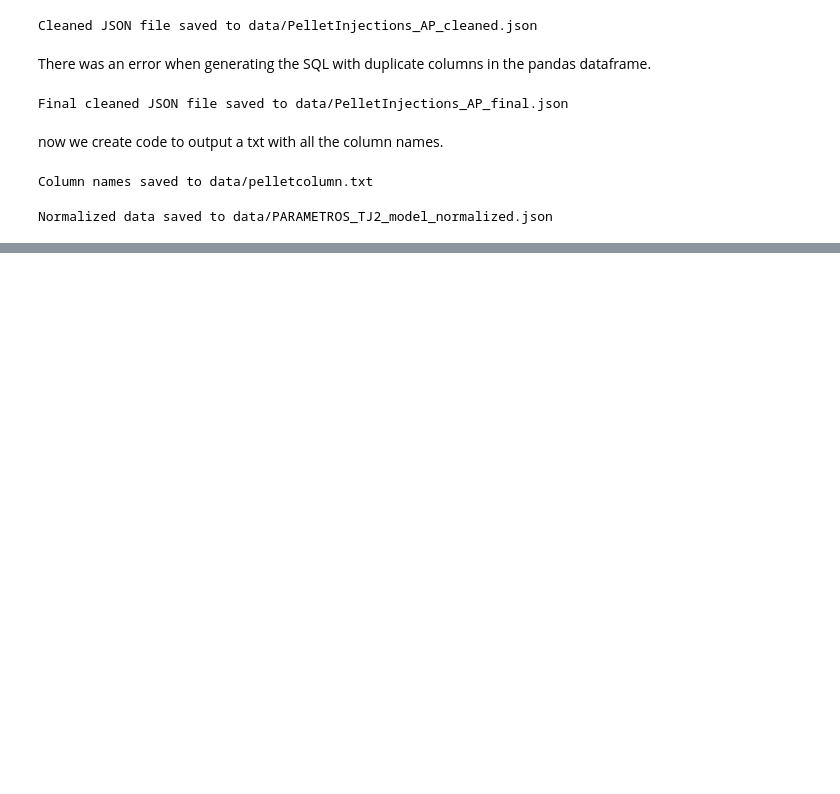
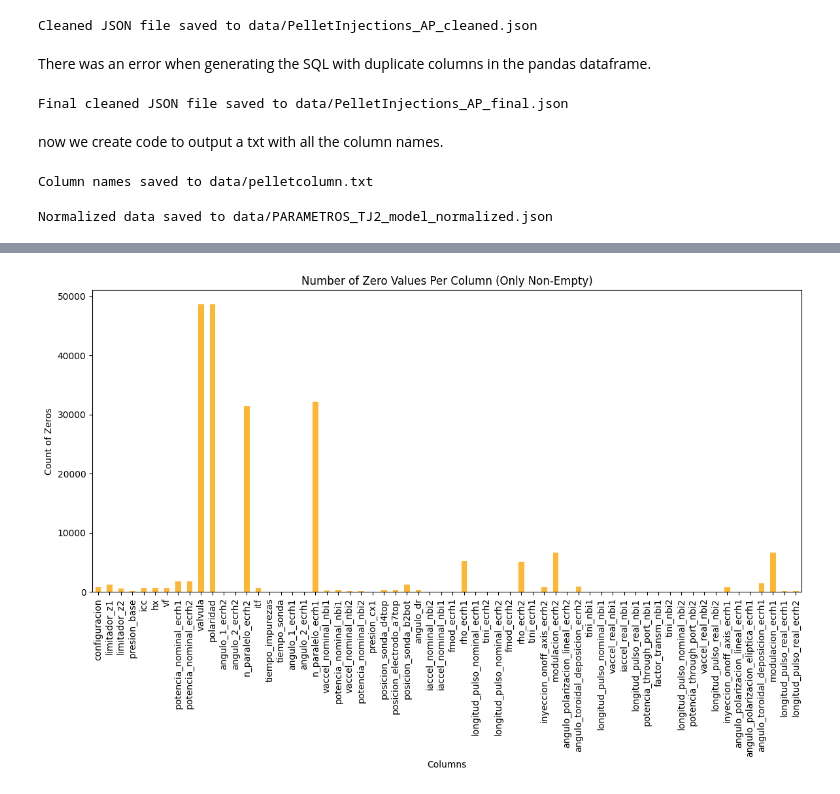
Before and after one commit to smorenolasa1/TJ-II_Chatbot_Backend, a Jupyter notebook: data_preparation.ipynb, the cells around one changed output, grey strips where cells are left out. Cells and saved outputs as stored; diff of their text form; code cells hidden in the pictures; blank space fills up the shorter version.

```diff
--- a/data_preparation.ipynb
+++ b/data_preparation.ipynb
@@ -835,0 +865,20 @@ Normalized data saved to data/PARAMETROS_TJ2_model_normalized.json
+# %%
+### 3. Visualizing Only Columns with Zero Values ###
+zero_values = (df == 0).sum()
+
+# Filter out columns where there are no zero values
+zero_values = zero_values[zero_values > 0]
+
+# Plot only columns that have zero values
+if not zero_values.empty:
+    plt.figure(figsize=(14, 6))
+    zero_values.plot(kind="bar", color="orange", alpha=0.8)
+    plt.title("Number of Zero Values Per Column (Only Non-Empty)")
+    plt.xlabel("Columns")
+    plt.ylabel("Count of Zeros")
+    plt.xticks(rotation=90)
+    plt.show()
+else:
+    print("No columns contain zero values.")
+# %% [output]
+[figure, added]
```
Also changed, not shown: parts of 8 cells of this notebook, 4 other files.
